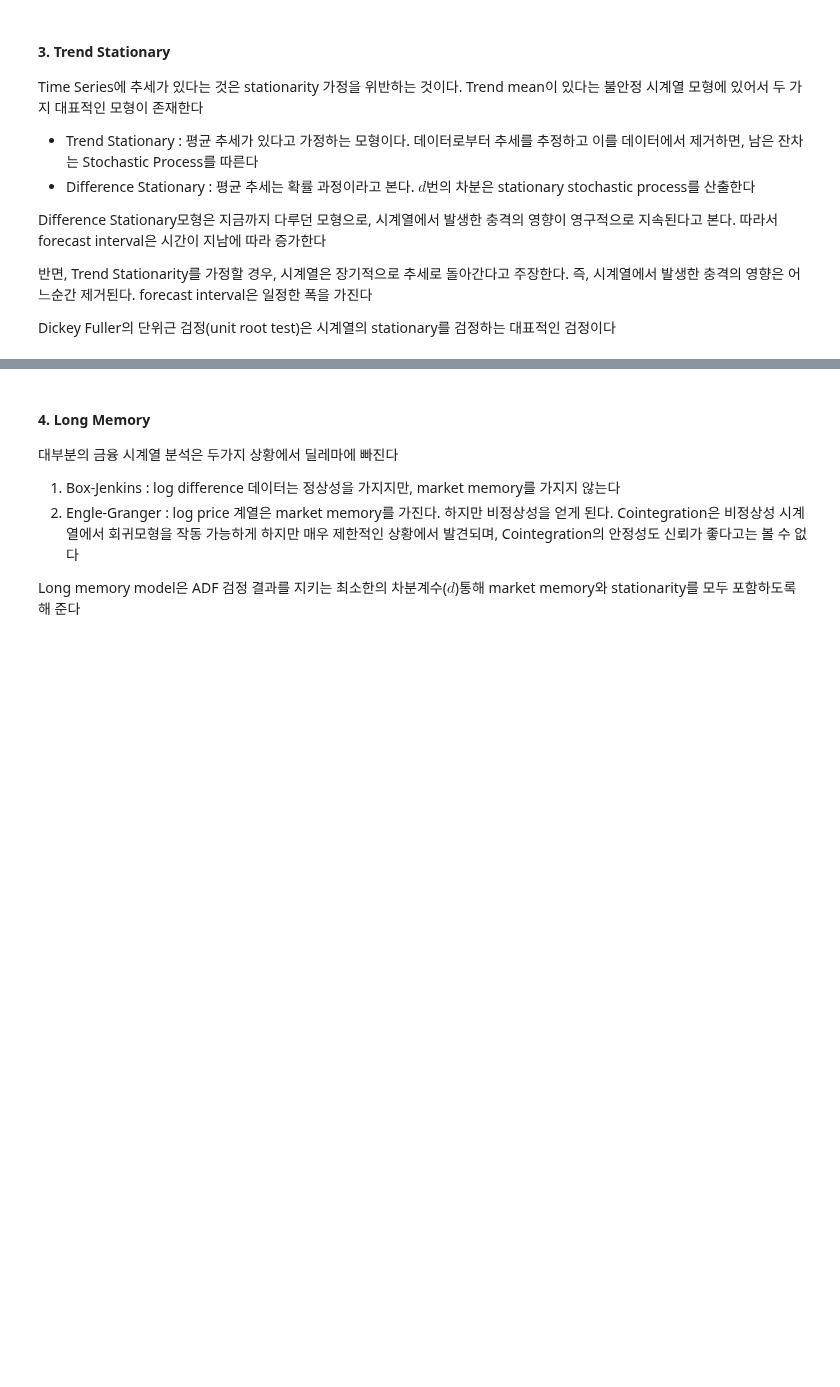
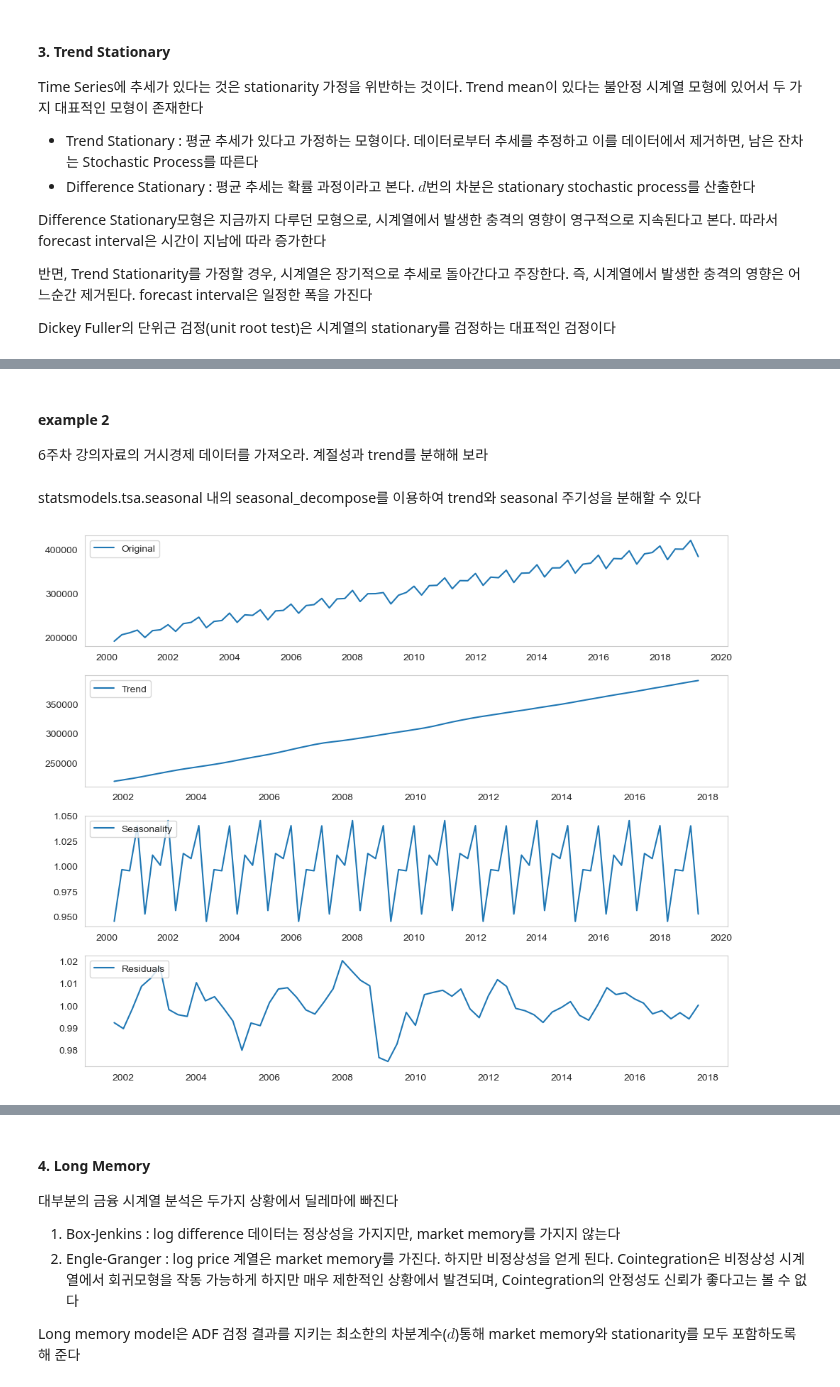
Before and after one commit to Tommylee1013/QUANTIFI, a Jupyter notebook: Week 07/Integrated Time Series.ipynb, the cells around one changed output, grey strips where cells are left out. Cells and saved outputs as stored; diff of their text form; code cells hidden in the pictures; blank space fills up the shorter version.

```diff
--- a/Week 07/Integrated Time Series.ipynb
+++ b/Week 07/Integrated Time Series.ipynb
@@ -256,0 +243,37 @@ plt.show()
+# %% [markdown]
+#### example 2
+
+6주차 강의자료의 거시경제 데이터를 가져오라. 계절성과 trend를 분해해 보라
+# %% [markdown]
+statsmodels.tsa.seasonal 내의 seasonal_decompose를 이용하여 trend와 seasonal 주기성을 분해할 수 있다
+# %%
+from statsmodels.tsa.seasonal import seasonal_decompose
+
+data = pd.read_excel('GDP.xlsx', index_col = 0)
+private_consumption = data.iloc[1,:]
+capital_formation = data.iloc[5,:]
+export = data.iloc[-8,:]
+gdp = data.iloc[-1,:]
+
+matrix = pd.concat([gdp, capital_formation, private_consumption, export], axis = 1)
+matrix = pd.DataFrame(matrix.values, index = pd.date_range(start = '2000-01-01', end = '2019-03-31', freq = 'Q'),
+                      columns = ['GDP','capital_formation','private_consumption','export']).astype('float')
+# %%
+result = seasonal_decompose(matrix['GDP'], model = 'multiplicative', period = 12)
+trend = result.trend
+seasonal = result.seasonal
+residual = result.resid
+
+plt.figure(figsize=(10, 8))
+plot_grid = [411,412,413,414]
+plot_label = ['Original','Trend','Seasonality','Residuals']
+plot_variable = [matrix['GDP'],trend,seasonal,residual]
+for i in range(4) :
+    plt.subplot(plot_grid[i])
+    plt.plot(plot_variable[i], label = plot_label[i])
+    plt.grid(False)
+    plt.legend(loc = 'upper left')
+plt.tight_layout()
+plt.show()
+# %% [output]
+[figure, added]
```
Also changed, not shown: parts of 10 cells of this notebook, 5 other files.
